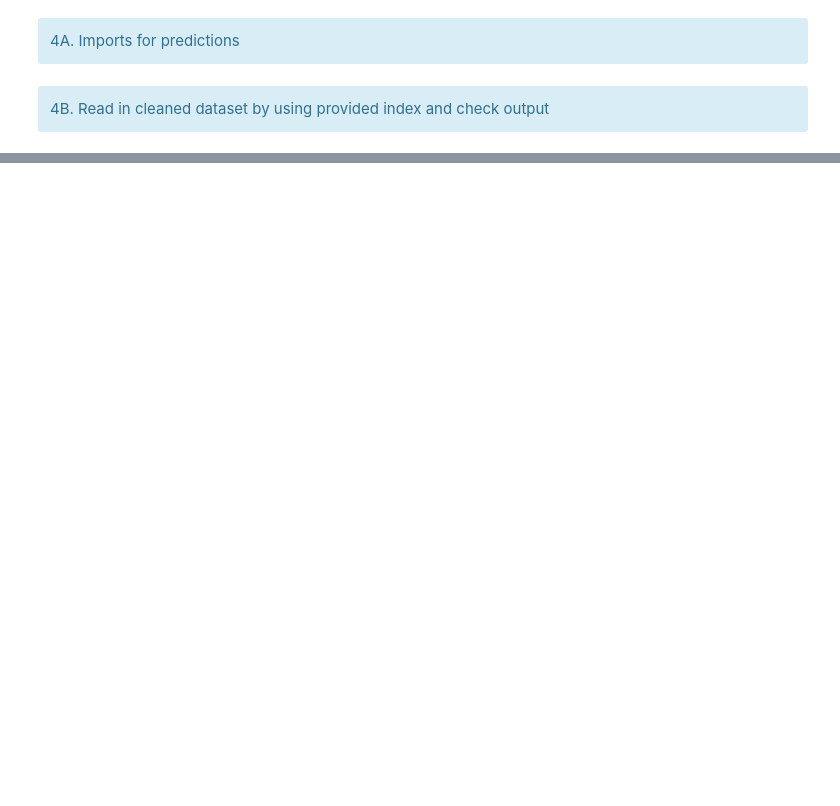
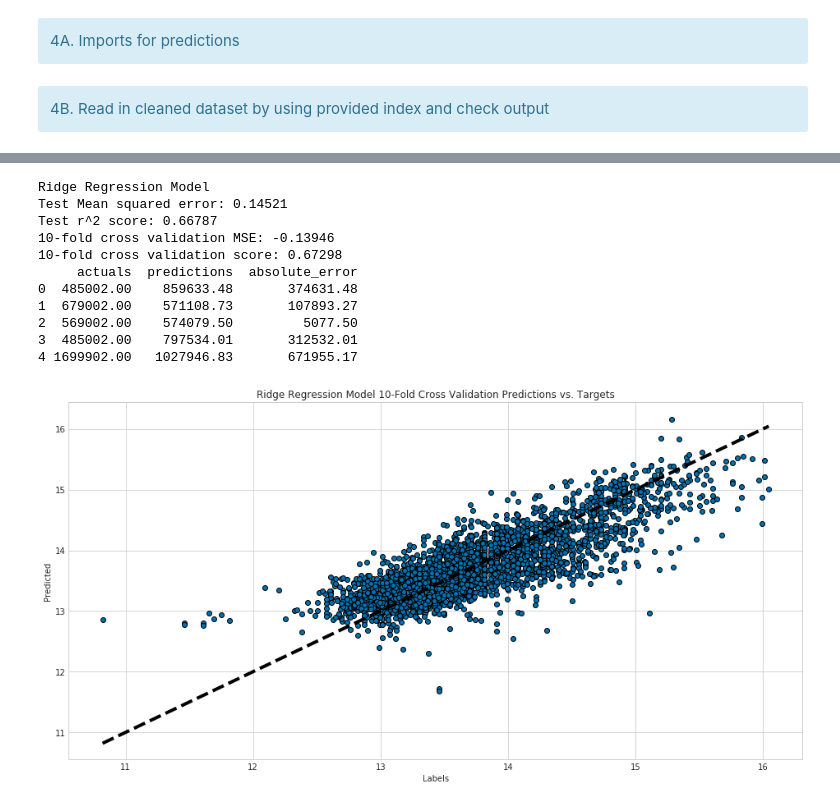
Before and after one commit to stevengarloklee/ckme136-toronto-housing-project, a Jupyter notebook: CKME136 - Capstone Project - Toronto Real Estate Listings - Step 4 - Predictions.ipynb, the cells around one changed output, grey strips where cells are left out. Drawn from its saved outputs; the diff is of its cells as text; code cells hidden in the pictures; blank space fills up the shorter version.

```diff
--- a/CKME136 - Capstone Project - Toronto Real Estate Listings - Step 4 - Predictions.ipynb
+++ b/CKME136 - Capstone Project - Toronto Real Estate Listings - Step 4 - Predictions.ipynb
@@ -221,0 +119,8 @@ plt.show()
+# %%
+# 3. Instantiate, train, and predict with linear ridge regression model
+rlm = linear_model.Ridge(alpha=0.1)
+rlm.fit(train_features, train_labels)
+rlm_predictions = rlm.predict(test_features)
+rlm_predictions_train = rlm.predict(train_features)
+rlm_model_name = 'Ridge Regression Model'
+print("Training is complete")
@@ -221,0 +249,18 @@ plt.show()
+# %%
+# Ridge Regression Model Evaluation
+model_statistics(rlm_model_name, rlm, rlm_predictions, rlm_predictions_train)
+sample_labels_vs_predictions(rlm_predictions, 5)
+visualize_cross_validations(rlm_model_name, rlm)
+# %% [output]
+Ridge Regression Model
+Test Mean squared error: 0.14521
+Test r^2 score: 0.66787
+10-fold cross validation MSE: -0.13946
+10-fold cross validation score: 0.67298
+     actuals  predictions  absolute_error
+0  485002.00    859633.48       374631.48
+1  679002.00    571108.73       107893.27
+2  569002.00    574079.50         5077.50
+3  485002.00    797534.01       312532.01
+4 1699902.00   1027946.83       671955.17
+[figure, added]
```
Also changed, not shown: parts of 73 cells of this notebook.
